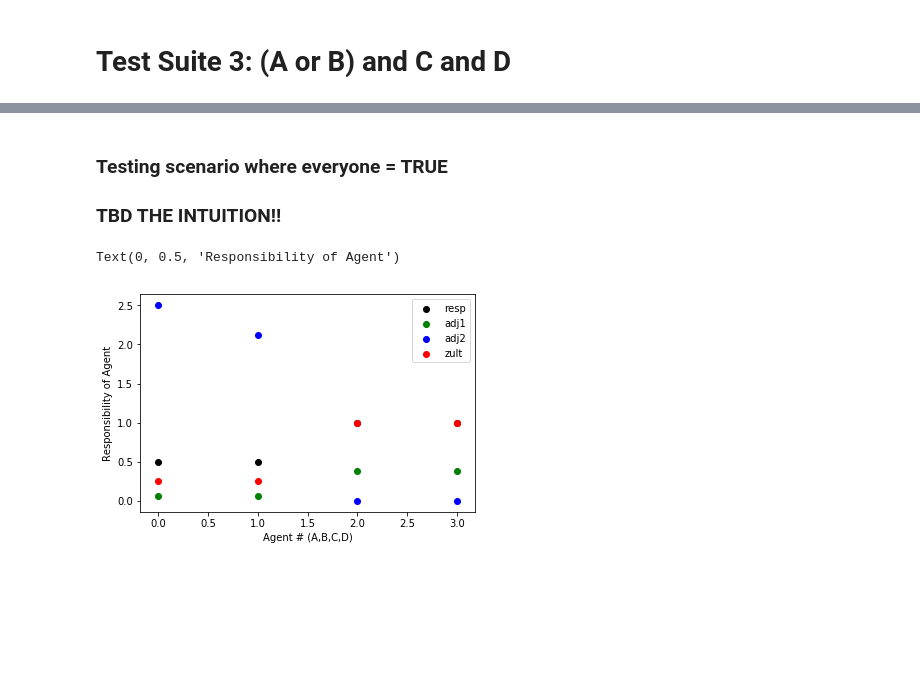
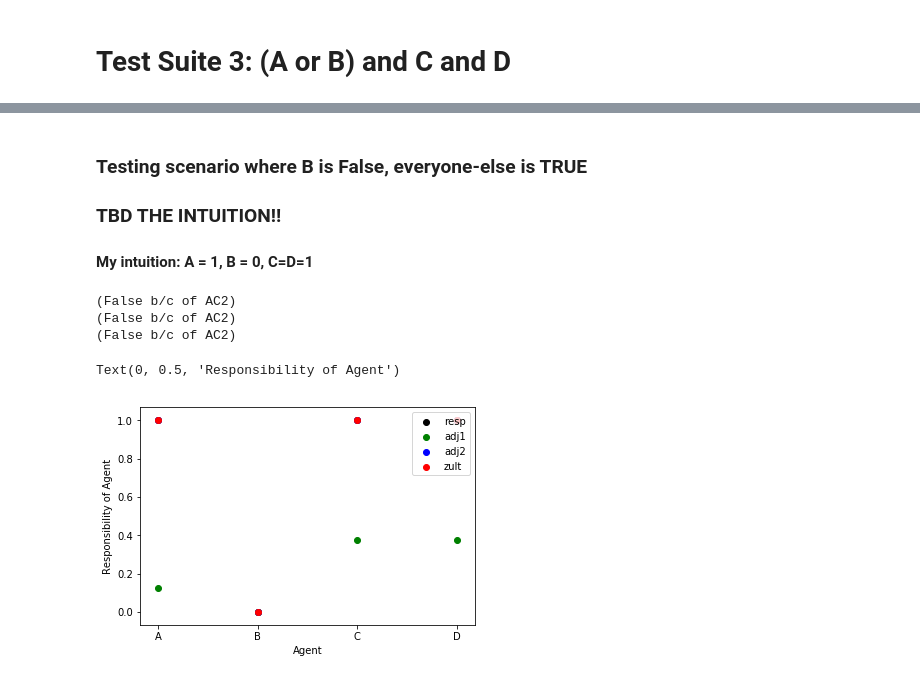
Before and after one commit to akashgokul/Causal_Research, a Jupyter notebook: Halpern-Pearl (Original Defn) Implementation.ipynb, the cells around one changed output, grey strips where cells are left out. Saved outputs shown, nothing was run; the diff lists cells and outputs as text; code cells hidden in the pictures; blank space fills up the shorter version.

```diff
--- a/Halpern-Pearl (Original Defn) Implementation.ipynb
+++ b/Halpern-Pearl (Original Defn) Implementation.ipynb
@@ -1845,7 +1833,7 @@ adj_1 = []
 adj_2 = []
 adj_z = []
 U = [True]
-V = [True]
+V = [True,True]
 R = [(False,True)]
 F = [None,disjunc]
 for i in range(4):
@@ -2000,7 +1976,7 @@ adj_1 = []
 adj_2 = []
 adj_z = []
 U = [True,True]
-V = [True]
+V = [True,False]
 R = [(False,True)]
 F = [None,conj]
 for i in range(4):
@@ -2058,7 +2029,7 @@ adj_1 = []
 adj_2 = []
 adj_z = []
 U = [True,True]
-V = [False]
+V = [False,False]
 R = [(False,True)]
 F = [None,conj]
 for i in range(4):
@@ -2085,6 +2056,6 @@ plt.plot(num_agents,adj_1, color = 'green',label='adj1')
 plt.plot(num_agents,adj_2, color = 'blue',label='adj2')
 plt.plot(num_agents,adj_z, color = 'red',label = 'zult')
 plt.legend(loc='upper right')
-plt.xlabel('Number of True Agents')
+plt.xlabel('Number of False Agents')
 plt.ylabel('Responsibility of P')
 # %% [output]
@@ -2112,40 +2151,44 @@ Text(0, 0.5, 'Responsibility of P')
 # %% [markdown]
-### Testing scenario where everyone  = TRUE
+### Testing scenario where B is False, everyone-else is TRUE
 ### TBD THE INTUITION!!
+#### My intuition: A = 1, B = 0, C=D=1
 # %%
 def scenario(U,V):
     return (V[0] or V[1]) and V[2] and V[3]
 
 U = [True for i in range(4)]
-V = [True for i in range(5)]
+V = [True] + [False] + [True for i in range(3)]
 R = [(False,True) for i in range(5)]
 F = [None for i in range(4)] + [scenario]
 Scenario_Model = Causal_Model(U,V,R,F)
 og_r=[]
 adj_1=[]
 adj_2 = []
 adj_z = []
 for i in range(4):
     X = [V[i]]
     X_index = [i]
     r = Scenario_Model.responsibility(X,X_index,V[-1],scenario,True)
     og_r.append(r)
     adj_1.append(Scenario_Model.adj_responsibility(X,X_index,1,V[-1],scenario,True))
     adj_zult = Scenario_Model.adj_responsibility_2m(X,X_index,1,V[-1],scenario,True)
     adj_2.append(adj_zult[0])
     adj_z.append(adj_zult[1])
-num_agents = np.asarray([i for i in range(4)])
+num_agents = np.asarray(['A','B','C','D'])
 og_r = np.asarray(og_r)
 adj_1 = np.asarray(adj_1)
 adj_2 = np.asarray(adj_2)
 adj_z = np.asarray(adj_z)
 plt.scatter(num_agents,og_r, color = 'black',label = 'resp')
 plt.scatter(num_agents,adj_1, color = 'green',label='adj1')
 plt.scatter(num_agents,adj_2, color = 'blue',label='adj2')
 plt.scatter(num_agents,adj_z, color = 'red',label = 'zult')
 plt.legend(loc='upper right')
-plt.xlabel('Agent # (A,B,C,D)')
+plt.xlabel('Agent')
 plt.ylabel('Responsibility of Agent')
 # %% [output]
-Text(0, 0.5, 'Responsibility of Agent')
+(False b/c of AC2)
+(False b/c of AC2)
+(False b/c of AC2)
+Text(0, 0.5, 'Responsibility of Agent')
-[figure, old version]
+[figure, new version]
```
Also changed, not shown: parts of 25 cells of this notebook.
